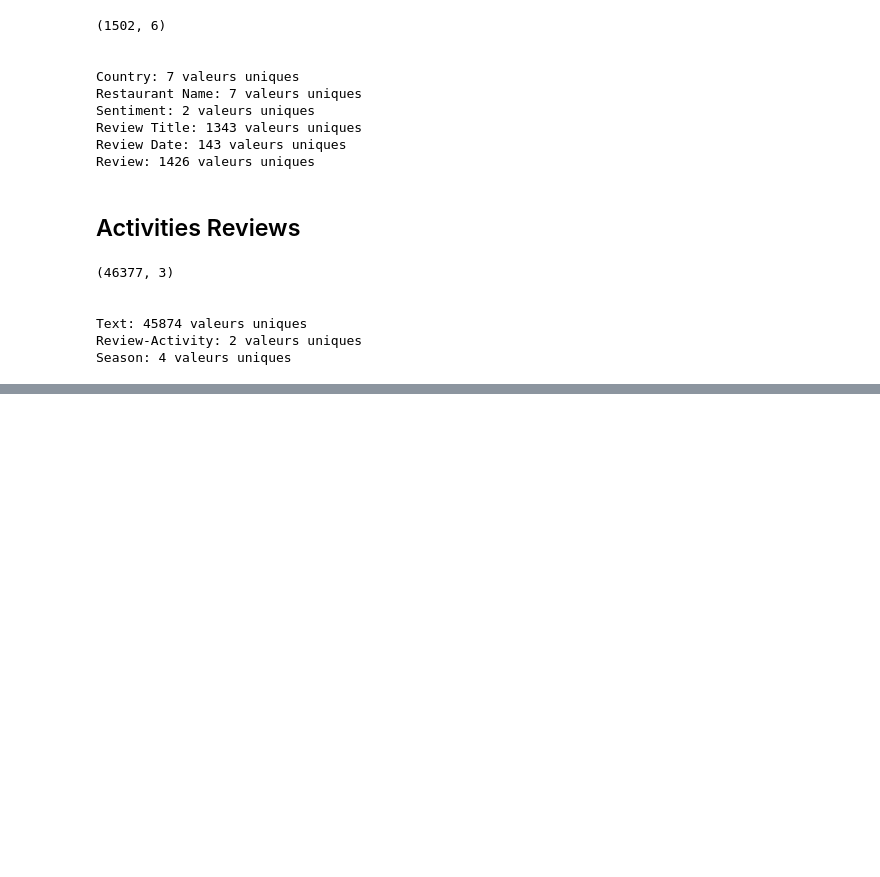
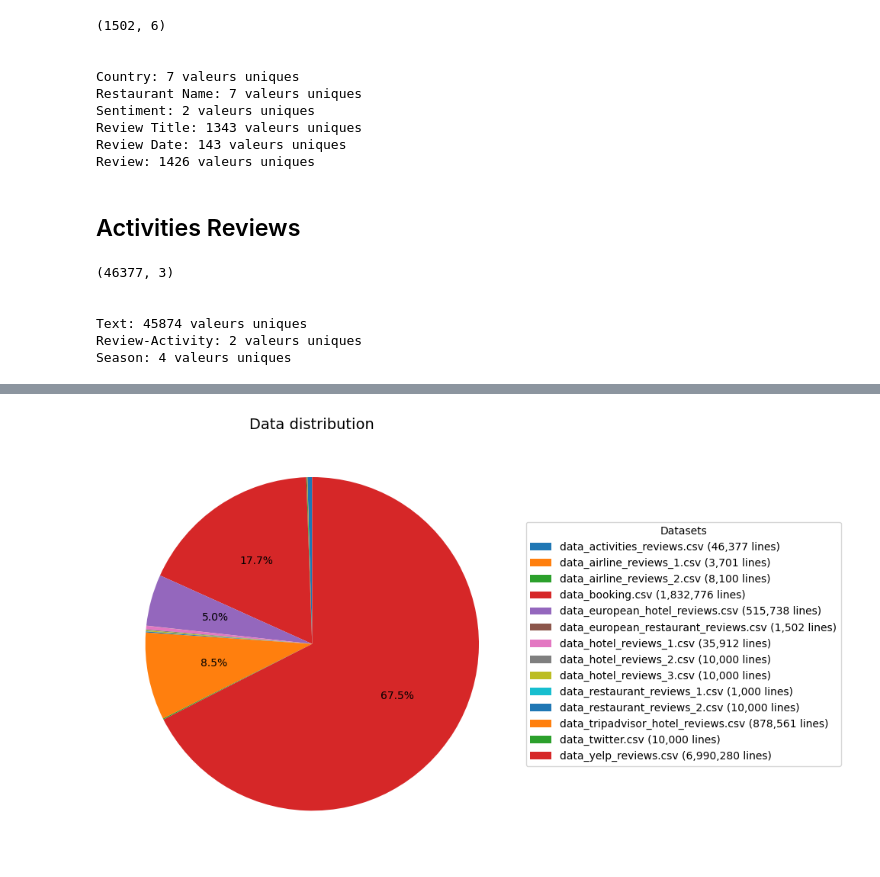
Before and after one commit to AlbinMorisseau/large-project, a Jupyter notebook: notebooks/eda_global.ipynb, the cells around one changed output, grey strips where cells are left out. Saved outputs shown, nothing was run; the diff lists cells and outputs as text; code cells hidden in the pictures; blank space fills up the shorter version.

```diff
--- a/notebooks/eda_global.ipynb
+++ b/notebooks/eda_global.ipynb
@@ -327,0 +406,21 @@ df_concat.write_csv("../data/processed/dataset/data_activities_reviews.csv")
+# %%
+plt.figure(figsize=(9, 6))
+wedges, texts, autotexts = plt.pie(
+    dataset_sizes.values(),
+    startangle=90,
+    autopct=lambda p: f'{p:.1f}%' if p > 3 else '',
+)
+
+# Légende propre à côté
+plt.legend(
+    wedges,
+    [f"{name} ({count:,} lines)" for name, count in dataset_sizes.items()],
+    title="Datasets",
+    loc="center left",
+    bbox_to_anchor=(1, 0.5)
+)
+plt.title("Data distribution", fontsize=14)
+plt.tight_layout()
+plt.show()
+# %% [output]
+[figure, added]
```
Also changed, not shown: parts of 6 cells of this notebook, 4 other files.
